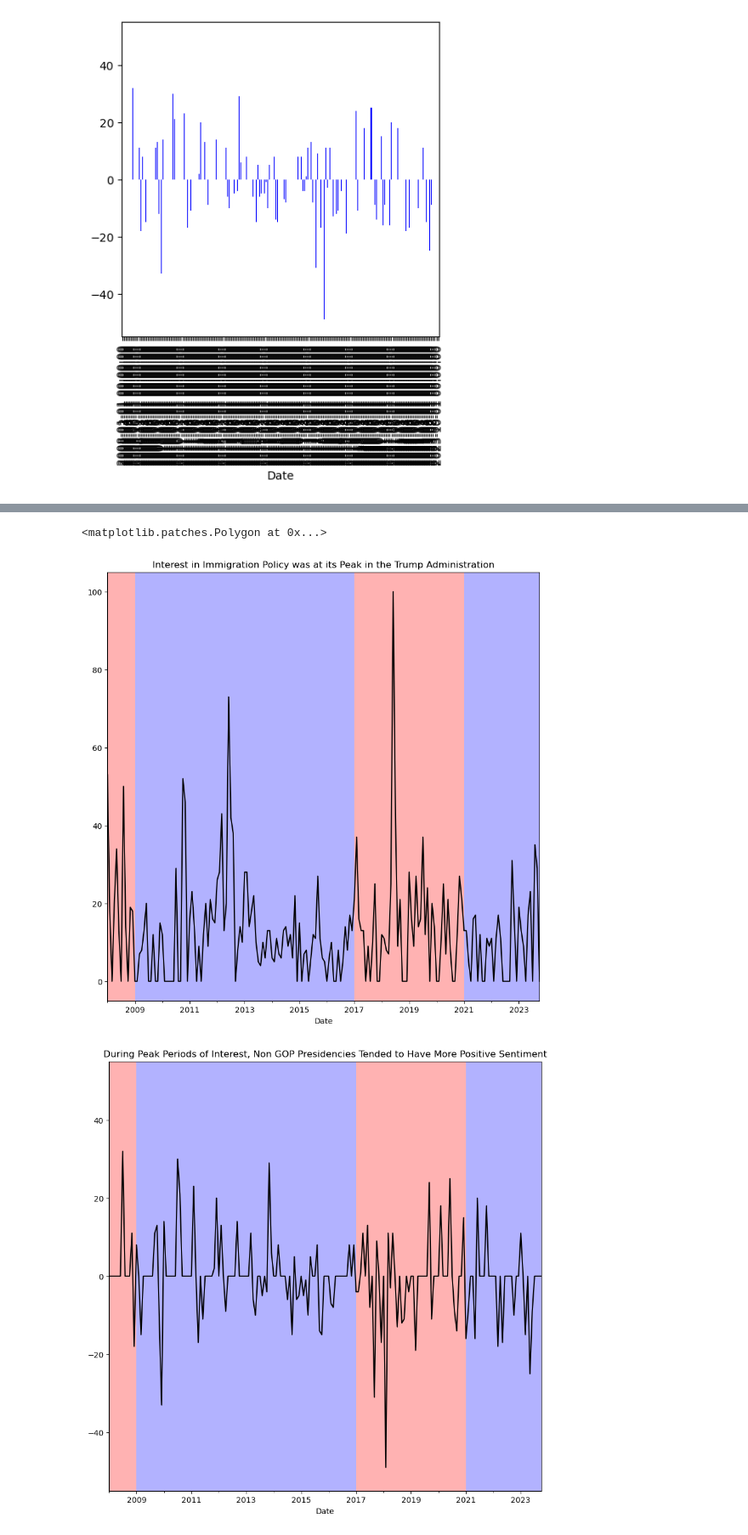
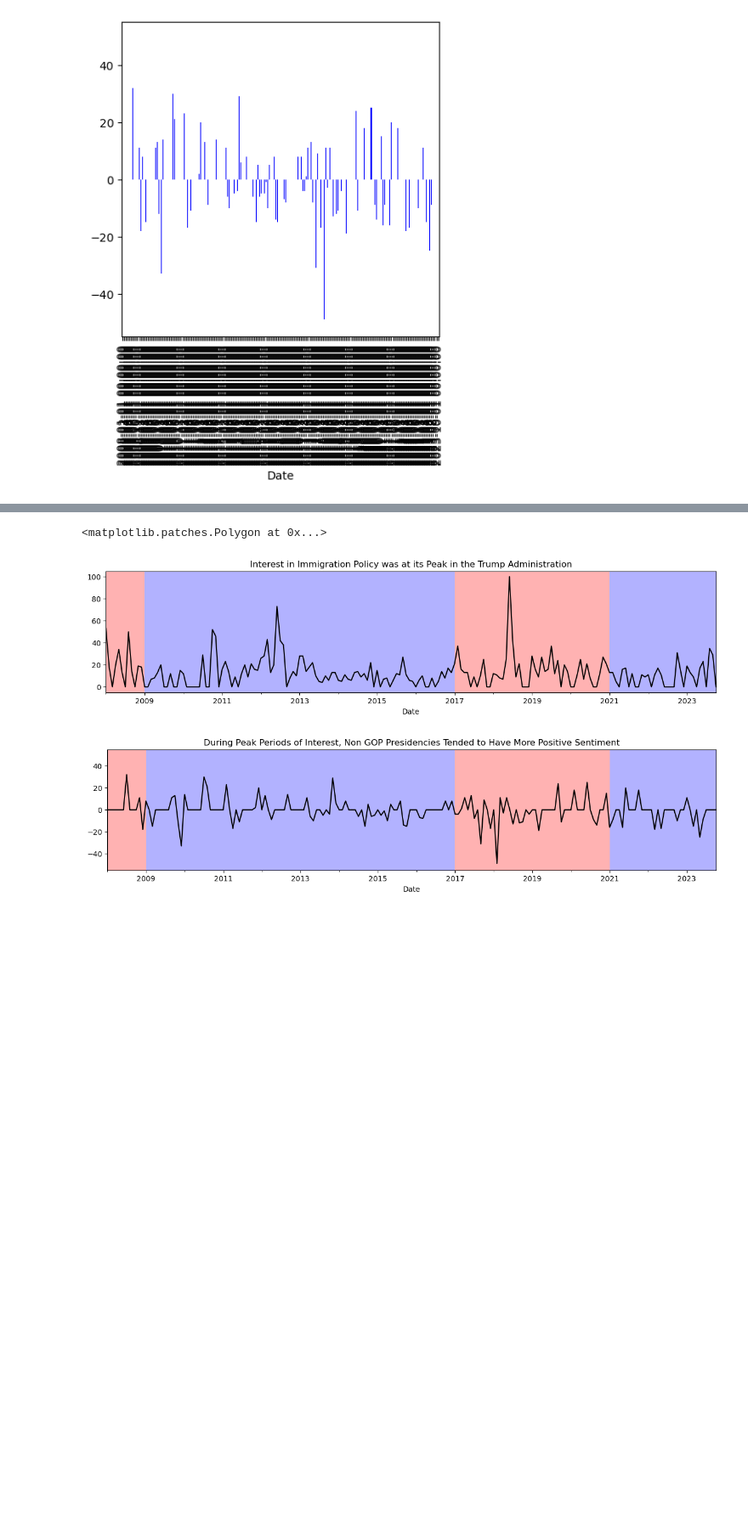
Before and after one commit to galibest2/as.180.369, a Jupyter notebook: contrib/galibest2/Research-Paper-Notebook.ipynb, the cells around one changed output, grey strips where cells are left out. Shown at 85% size. Saved outputs shown, nothing was run; the diff lists cells and outputs as text; code cells hidden in the pictures; blank space fills up the shorter version.

```diff
--- a/contrib/galibest2/Research-Paper-Notebook.ipynb
+++ b/contrib/galibest2/Research-Paper-Notebook.ipynb
@@ -219,26 +218,26 @@ df_trend.plot(x="Date", y=["policy"], figsize=(10,10), color = 'black',
 # %%
 #Adding Political Parties
 
-graph1 = df_trend.plot(x="Date", y=["policy"], figsize=(10,10), color = 'black',
+graph1 = df_trend.plot(x="Date", y=["policy"], figsize=(15,3), color = 'black',
               legend = False, title = "Interest in Immigration Policy was at its Peak in the Trump Administration")
 
 
 graph1.axvspan("2008-01-01", "2009-01-19", facecolor='red', alpha=0.3)
 graph1.axvspan("2009-01-20", "2017-01-19", facecolor='blue', alpha=0.3)
 graph1.axvspan("2017-01-20", "2021-01-19", facecolor='red', alpha=0.3)
 graph1.axvspan("2021-01-20", "2023-10-01", facecolor='blue', alpha=0.3)
 
-graph2 = df_trend.plot(x="Date", y=["Overall Sentiment"], figsize=(10,10), color = 'black', legend = False,
+graph2 = df_trend.plot(x="Date", y=["Overall Sentiment"], figsize=(15,3), color = 'black', legend = False,
               ylim = (-range - 5 ,range + 5), title = "During Peak Periods of Interest, Non GOP Presidencies Tended to Have More Positive Sentiment", )
 
 graph2.axvspan("2008-01-01", "2009-01-19", facecolor='red', alpha=0.3)
 graph2.axvspan("2009-01-20", "2017-01-19", facecolor='blue', alpha=0.3)
 graph2.axvspan("2017-01-20", "2021-01-19", facecolor='red', alpha=0.3)
 graph2.axvspan("2021-01-20", "2023-10-01", facecolor='blue', alpha=0.3)
 # %% [output]
 <matplotlib.patches.Polygon at 0x...>
-[figure, old version]
+[figure, new version]
-[figure, old version]
+[figure, new version]
 # %%
 # Importing BLS API #Unable to access all of the dates needed due to API key not working
 
```
Also changed, not shown: parts of 5 cells of this notebook.
